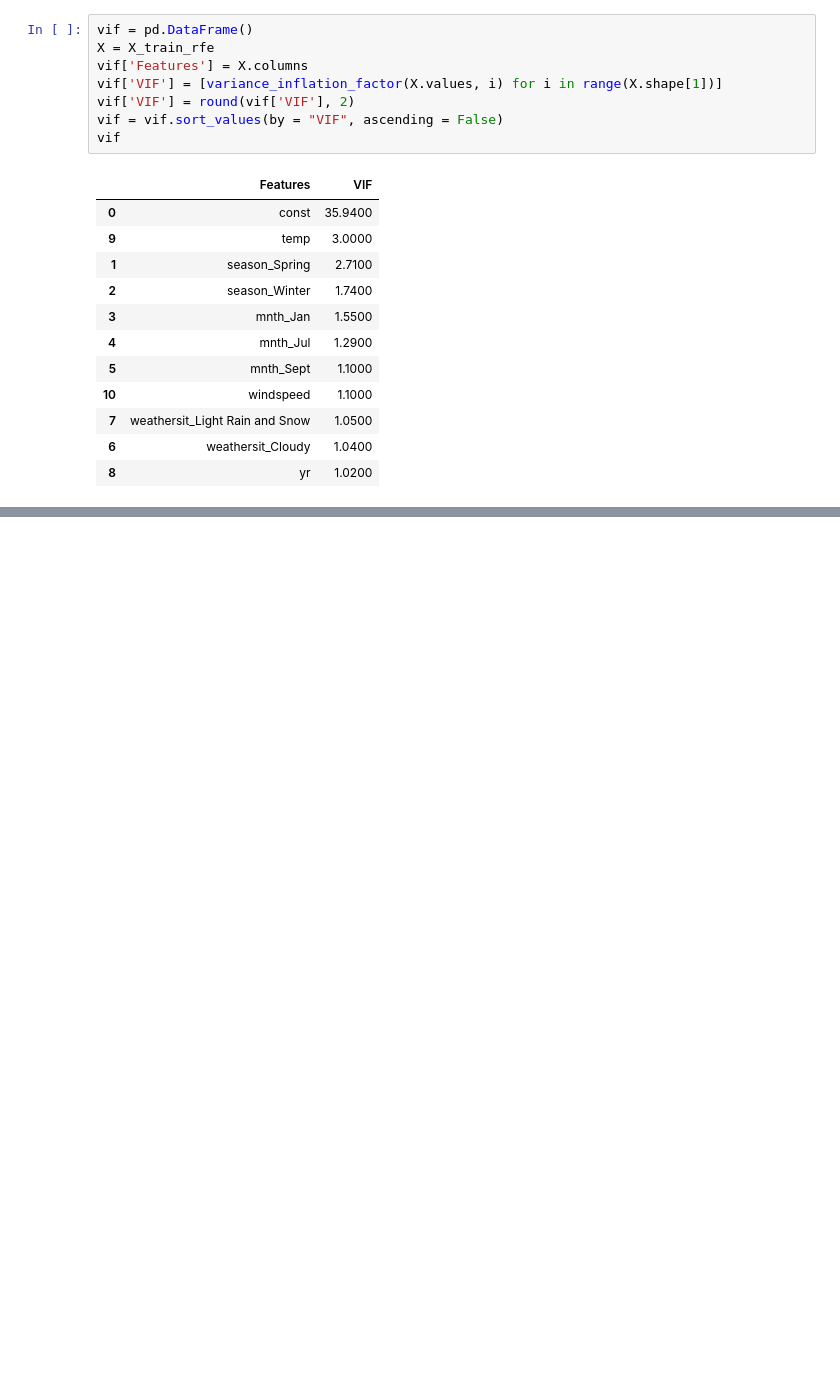
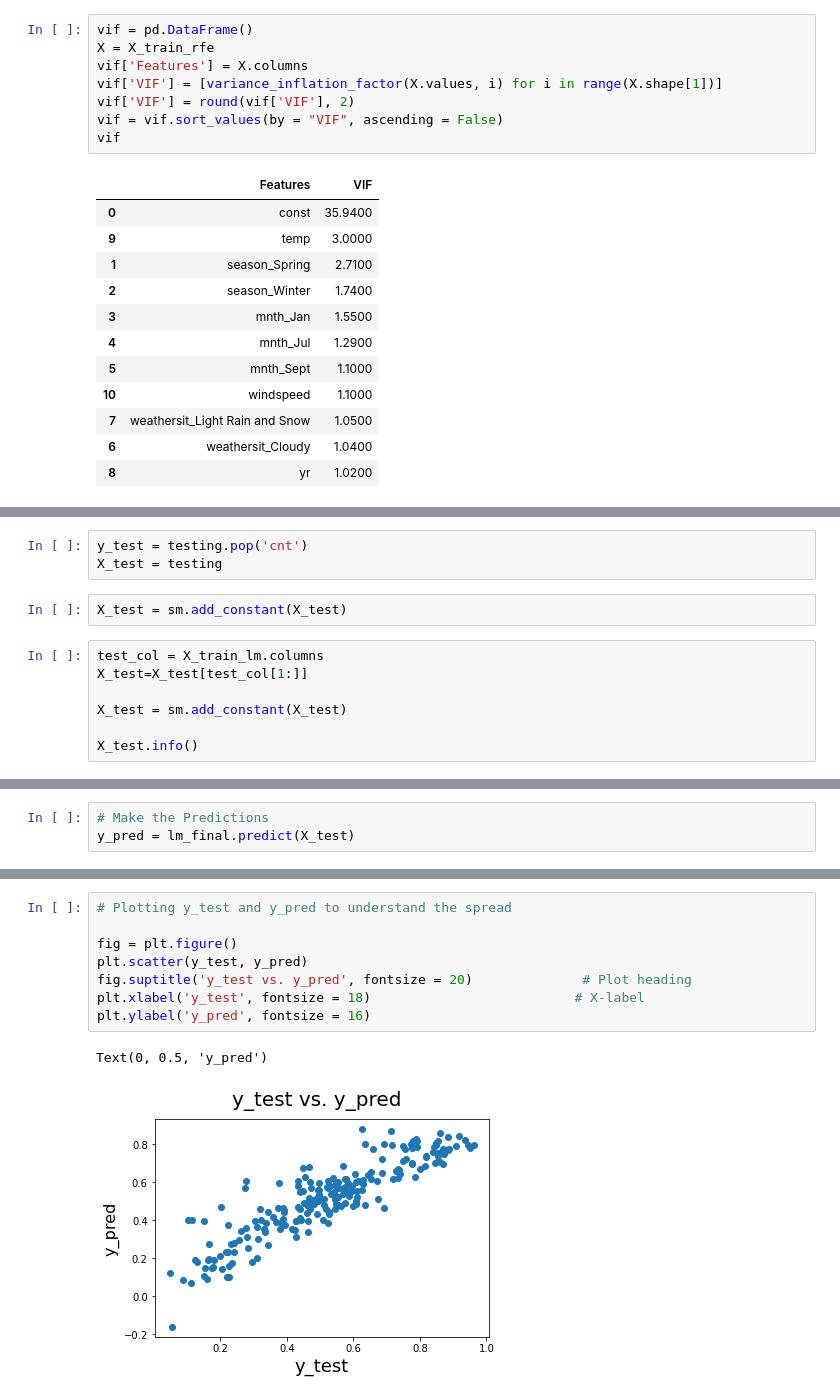
Before and after one commit to taruj/BikeSharing_Assignment, a Jupyter notebook: BikeSharing_Assignment.ipynb, the cells around one changed output, grey strips where cells are left out. Saved outputs shown, nothing was run; the diff lists cells and outputs as text; blank space fills up the shorter version.

```diff
--- a/BikeSharing_Assignment.ipynb
+++ b/BikeSharing_Assignment.ipynb
@@ -704,0 +828,12 @@ vif
+# %%
+y_test = testing.pop('cnt')
+X_test = testing
+# %%
+X_test = sm.add_constant(X_test)
+# %%
+test_col = X_train_lm.columns
+X_test=X_test[test_col[1:]]
+
+X_test = sm.add_constant(X_test)
+
+X_test.info()
@@ -704,0 +859,3 @@ vif
+# %%
+# Make the Predictions
+y_pred = lm_final.predict(X_test)
@@ -704,0 +876,11 @@ vif
+# %%
+# Plotting y_test and y_pred to understand the spread
+
+fig = plt.figure()
+plt.scatter(y_test, y_pred)
+fig.suptitle('y_test vs. y_pred', fontsize = 20)              # Plot heading
+plt.xlabel('y_test', fontsize = 18)                          # X-label
+plt.ylabel('y_pred', fontsize = 16)
+# %% [output]
+Text(0, 0.5, 'y_pred')
+[figure, added]
```
Also changed, not shown: parts of 39 cells of this notebook.
